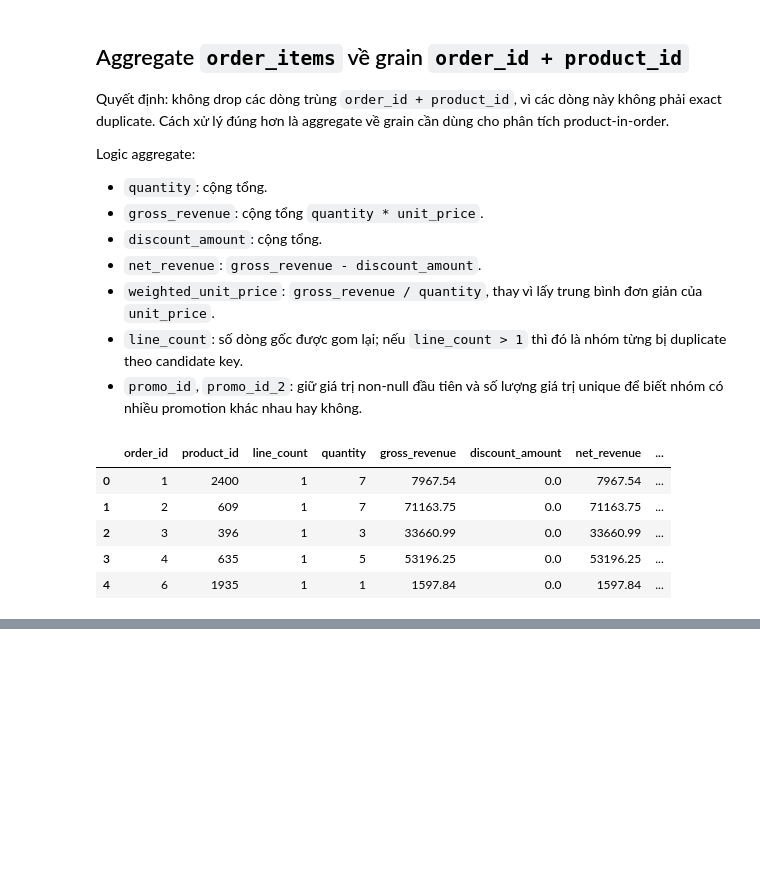
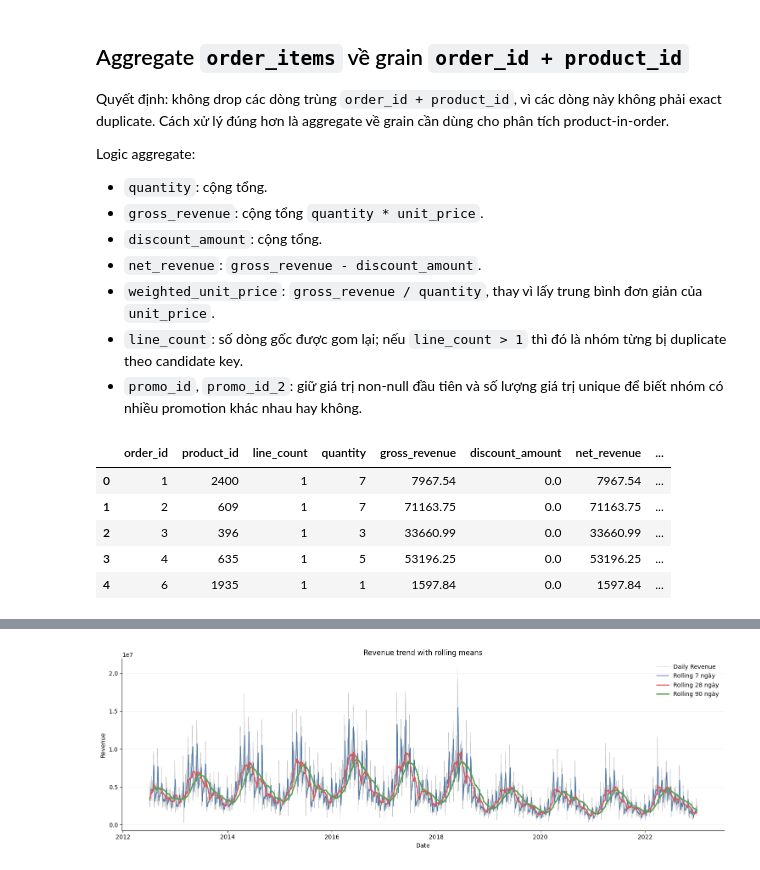
Before and after one commit to Sililibichimi/Weekly_Report, a Jupyter notebook: task_28_05_2026/EDA_revenue_and_profit.ipynb, the cells around one changed output, grey strips where cells are left out. Drawn from its saved outputs; the diff is of its cells as text; code cells hidden in the pictures; blank space fills up the shorter version.

```diff
--- a/task_28_05_2026/EDA_revenue_and_profit.ipynb
+++ b/task_28_05_2026/EDA_revenue_and_profit.ipynb
@@ -237,0 +538,20 @@ display(
+# %%
+fig, ax = plt.subplots(figsize=(15, 5))
+
+ax.plot(sales_seasonality["Date"], sales_seasonality["Revenue"], color="#C7C7C7", linewidth=0.7, label="Daily Revenue")
+ax.plot(sales_seasonality["Date"], sales_seasonality["Revenue"].rolling(7, min_periods=3).mean(), color="#4E79A7", linewidth=1.2, label="Rolling 7 ngày")
+ax.plot(sales_seasonality["Date"], sales_seasonality["Revenue"].rolling(28, min_periods=7).mean(), color="#E15759", linewidth=1.8, label="Rolling 28 ngày")
+ax.plot(sales_seasonality["Date"], sales_seasonality["Revenue"].rolling(90, min_periods=30).mean(), color="#59A14F", linewidth=2.2, label="Rolling 90 ngày")
+
+ax.set_title("Revenue trend with rolling means")
+ax.set_xlabel("Date")
+ax.set_ylabel("Revenue")
+ax.legend(frameon=False)
+ax.grid(axis="y", alpha=0.2)
+ax.spines["top"].set_visible(False)
+ax.spines["right"].set_visible(False)
+
+plt.tight_layout()
+plt.show()
+# %% [output]
+[figure, added]
```
Also changed, not shown: parts of 62 cells of this notebook, 3 other files.
